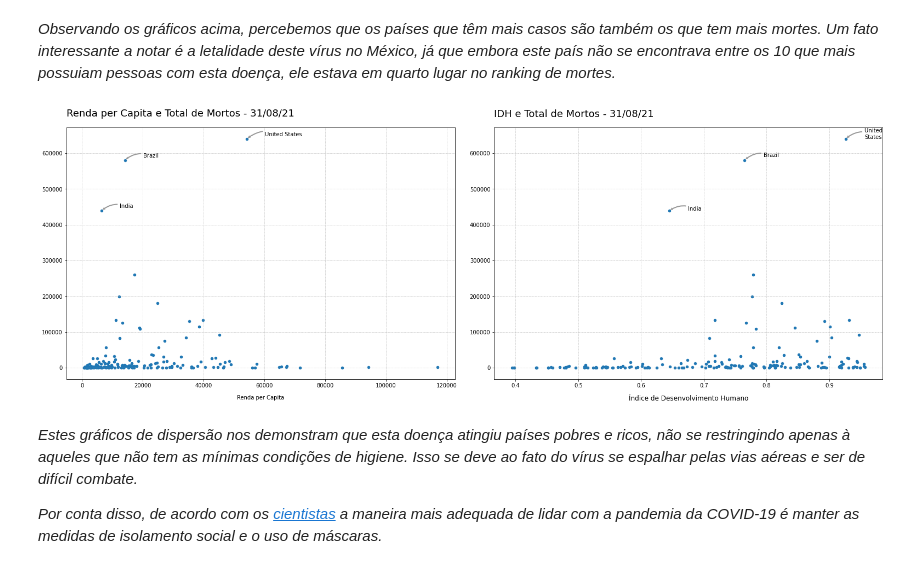
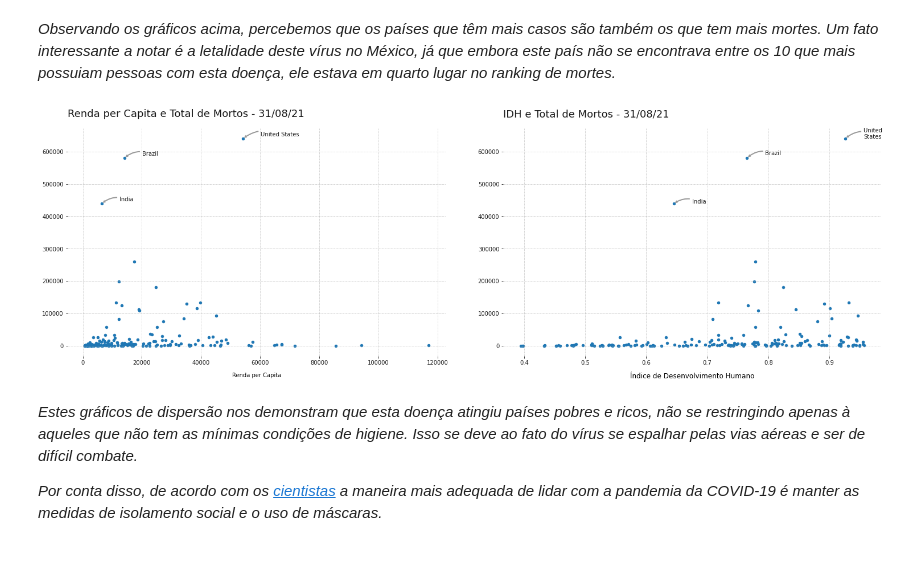
Before and after one commit to FerrazThales/Analysis_COVID_19, a Jupyter notebook: Panorama_da_COVID_19.ipynb, the cells around one changed output. Drawn from its saved outputs; the diff is of its cells as text; code cells hidden in the pictures.

```diff
--- a/Panorama_da_COVID_19.ipynb
+++ b/Panorama_da_COVID_19.ipynb
@@ -366,41 +366,43 @@ ax[0].annotate(xy=(x_india,y_india),xytext=(x_india+6000,y_india+8000), arrowpro
                             connectionstyle="arc3,rad=0.3"),s='India')
 
 #ajustando o grid do primeiro gráfico
-ax[0].grid(linestyle='--',lw=0.5,aa=True)
+ax[0].grid(linestyle='-.',lw=0.5,aa=True)
+ax[0].set_frame_on(False)
 
 
 #preparando o segundo gráfico
 df_lista_sem_continentes.loc['2021-08-31'].plot.scatter(x='human_development_index',y='total_deaths',ax=ax[1])
 ax[1].set_xlabel('Índice de Desenvolvimento Humano',labelpad=12,fontdict={'fontsize':12})
 ax[1].set_ylabel(None)
 ax[1].set_title('IDH e Total de Mortos - 31/08/21',loc='left',fontdict={'fontsize':18},pad=20)
 
 #colocando a label para o Brazil no segundo gráfico
 x_brazil,y_brazil = brazil['human_development_index'],brazil['total_deaths']
 ax[1].annotate(xy=(x_brazil,y_brazil),xytext=(x_brazil+0.03,y_brazil+10000), arrowprops=dict(arrowstyle="simple",
                             fc="0.6", ec="none",
                             connectionstyle="arc3,rad=0.3"),s='Brazil')
 
 #colocando a label para os Estados unidos no segundo gráfico
 x_usa,y_usa = usa['human_development_index'],usa['total_deaths']
 ax[1].annotate(xy=(x_usa,y_usa),xytext=(x_usa+0.03,y_usa+200), arrowprops=dict(arrowstyle="simple",
                             fc="0.6", ec="none",
                             connectionstyle="arc3,rad=0.3"),s='United \nStates')
 
 #colocando a label para a India no primeiro gráfico
 x_india,y_india = india['human_development_index'],india['total_deaths']
 ax[1].annotate(xy=(x_india,y_india),xytext=(x_india+0.03,y_india+800), arrowprops=dict(arrowstyle="simple",
                             fc="0.6", ec="none",
                             connectionstyle="arc3,rad=0.3"),s='India')
 
 #ajustando o grid do segundo gráfico
 ax[1].grid(linestyle='-.',lw=0.5,aa=True)
+ax[1].set_frame_on(False)
 
 #plotando os gráficos
 
-plt.tight_layout(pad=2.0);
+plt.tight_layout(pad=5.0);
 # %% [output]
-[figure, old version]
+[figure, new version]
 # %% [markdown]
 *Estes gráficos de dispersão nos demonstram que esta doença atingiu países pobres e ricos, não se restringindo apenas à aqueles que não tem as mínimas condições de higiene. Isso se deve ao fato do vírus se espalhar pelas vias aéreas e ser de difícil combate.*
 
```
